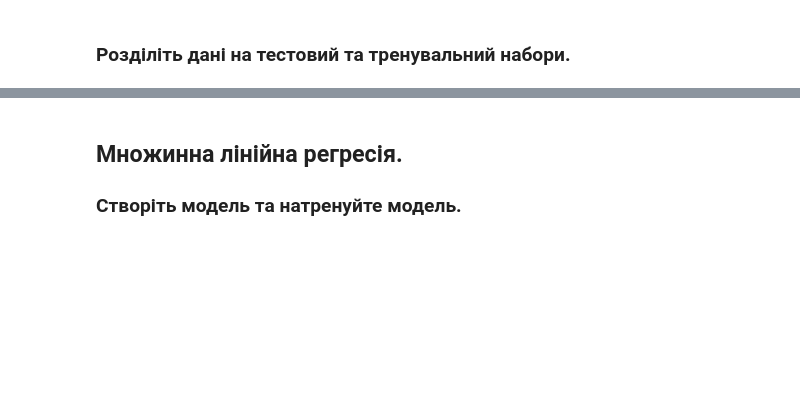
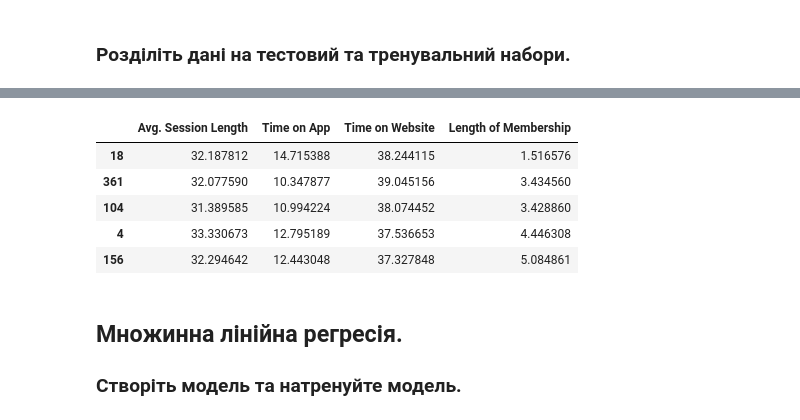
Before and after one commit to 4gn5t/DataInstrumentsPY, a Jupyter notebook: Lab7_Classification_Regression/Lab7.ipynb, the cells around one changed output, grey strips where cells are left out. Saved outputs shown, nothing was run; the diff lists cells and outputs as text; code cells hidden in the pictures; blank space fills up the shorter version.

```diff
--- a/Lab7_Classification_Regression/Lab7.ipynb
+++ b/Lab7_Classification_Regression/Lab7.ipynb
@@ -438,0 +733,3 @@ weighted avg       0.97      0.97      0.97       300
+# %%
+y = df['Yearly Amount Spent']
+y
@@ -439,3 +749,13 @@ weighted avg       0.97      0.97      0.97       300
+# %%
+X_train, X_test, y_train, y_test = train_test_split(X, y, test_size=0.3, random_state=101)
+X_test.head()
+# %% [output]
+|  | Avg. Session Length | Time on App | Time on Website | Length of Membership |
+| 18 | 32.187812 | 14.715388 | 38.244115 | 1.516576 |
+| 361 | 32.077590 | 10.347877 | 39.045156 | 3.434560 |
+| 104 | 31.389585 | 10.994224 | 38.074452 | 3.428860 |
+| 4 | 33.330673 | 12.795189 | 37.536653 | 4.446308 |
+| 156 | 32.294642 | 12.443048 | 37.327848 | 5.084861 |
 # %% [markdown]
 ## Множинна лінійна регресія.
 
```
Also changed, not shown: parts of 46 cells of this notebook.
